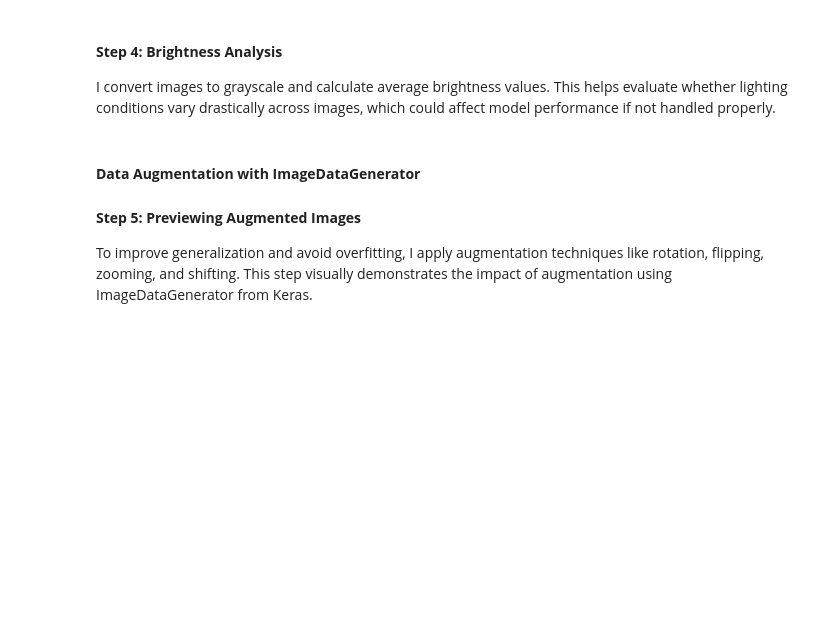
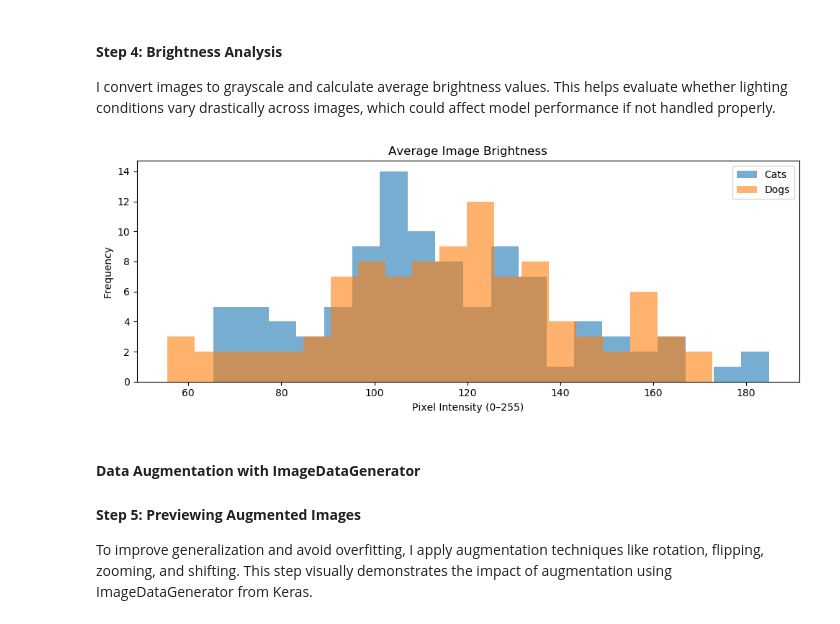
Before and after one commit to MandeepCon/CSCN8010-Practical-Lab-3, a Jupyter notebook: PracticalLab3.ipynb, the cells around one changed output. Drawn from its saved outputs; the diff is of its cells as text; code cells hidden in the pictures; blank space fills up the shorter version.

```diff
--- a/PracticalLab3.ipynb
+++ b/PracticalLab3.ipynb
@@ -164,6 +204,35 @@ This step analyzes the width and height of sample images to determine if resizin
 # %% [markdown]
 #### **Step 4: Brightness Analysis**
 I convert images to grayscale and calculate average brightness values. This helps evaluate whether lighting conditions vary drastically across images, which could affect model performance if not handled properly.
+# %%
+# Analyze grayscale brightness levels to understand lighting consistency
+from PIL import ImageOps
+
+# Function to convert images to grayscale and compute average brightness
+def brightness(folder):
+    brightness_vals = []
+    for file in os.listdir(folder)[:100]:
+        with Image.open(folder / file) as img:
+            gray = ImageOps.grayscale(img)
+            brightness_vals.append(np.mean(gray))
+    return brightness_vals
+
+# Brightness analysis for cats and dogs
+cat_brightness = brightness(new_base_dir / "train" / "cat")
+dog_brightness = brightness(new_base_dir / "train" / "dog")
+
+# Plot brightness histogram
+plt.figure(figsize=(10, 4))
+plt.hist(cat_brightness, bins=20, alpha=0.6, label="Cats")
+plt.hist(dog_brightness, bins=20, alpha=0.6, label="Dogs")
+plt.title("Average Image Brightness")
+plt.xlabel("Pixel Intensity (0–255)")
+plt.ylabel("Frequency")
+plt.legend()
+plt.tight_layout()
+plt.show()
+# %% [output]
+[figure, added]
 # %% [markdown]
 #### **Data Augmentation with ImageDataGenerator**
 
```
Also changed, not shown: parts of 4 cells of this notebook.
